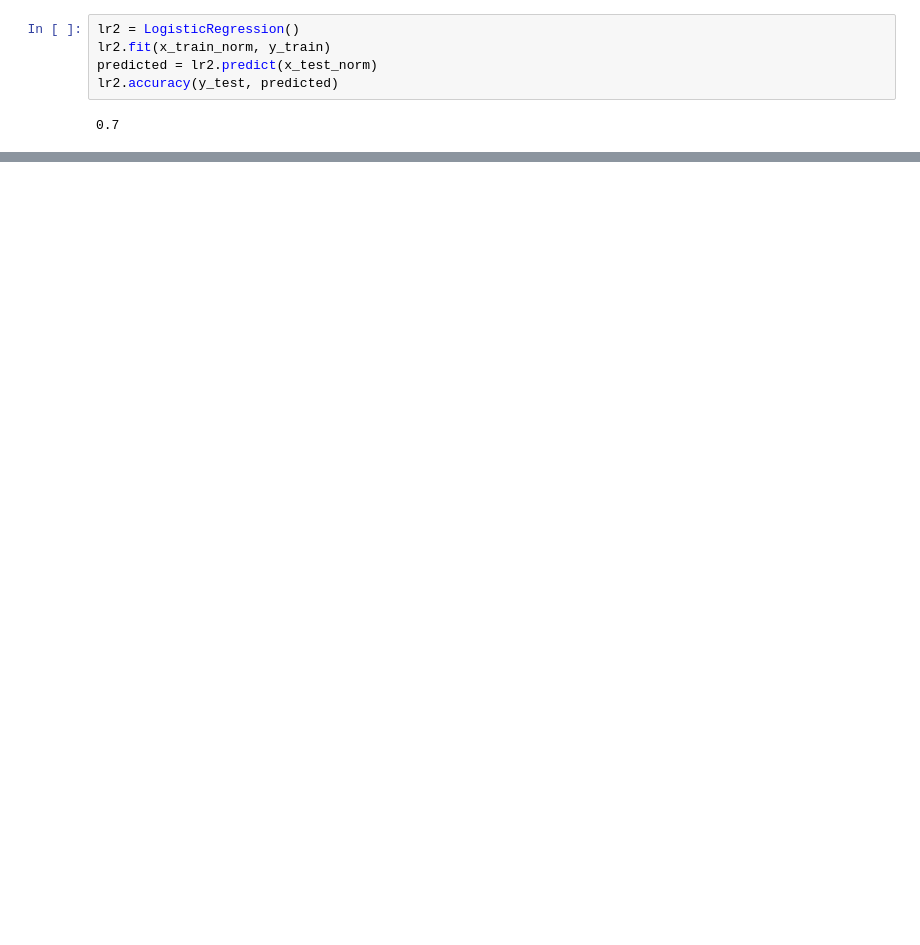
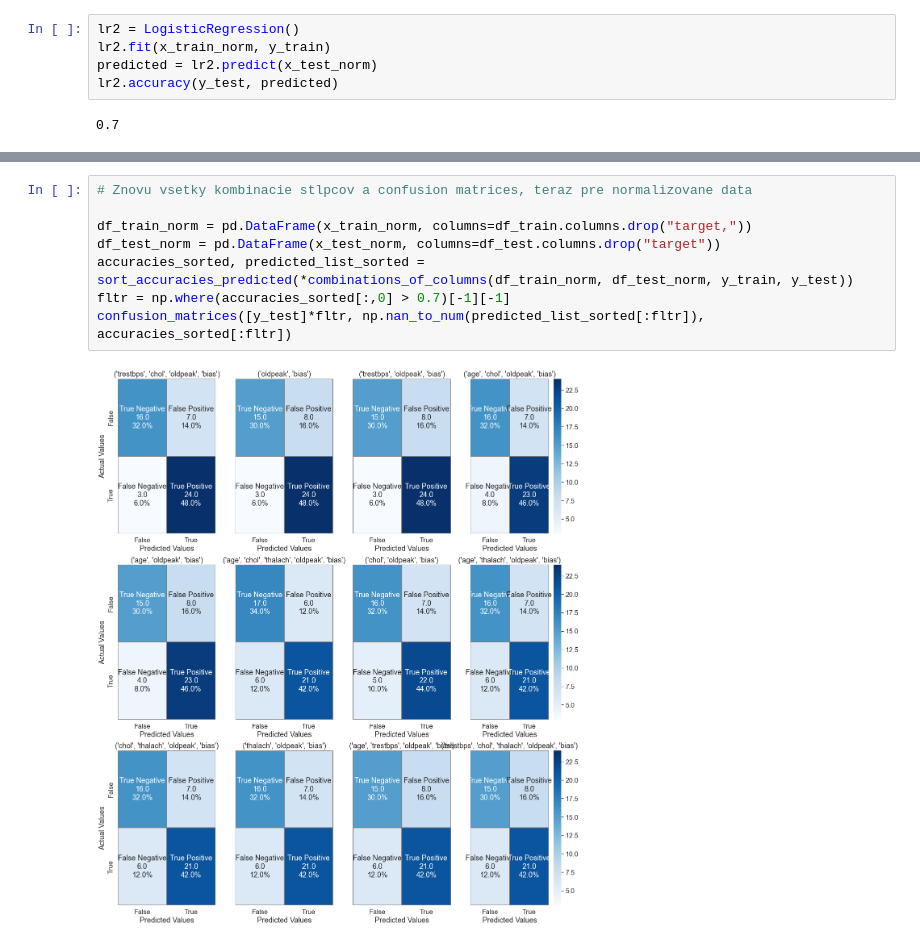
Before and after one commit to TheKompot/LogisticRegression, a Jupyter notebook: logistic_regression.ipynb, the cells around one changed output, grey strips where cells are left out. Saved outputs shown, nothing was run; the diff lists cells and outputs as text; blank space fills up the shorter version.

```diff
--- a/logistic_regression.ipynb
+++ b/logistic_regression.ipynb
@@ -203,0 +213,10 @@ confusion_matrix(y_test, predicted)
+# %%
+# Znovu vsetky kombinacie stlpcov a confusion matrices, teraz pre normalizovane data
+
+df_train_norm = pd.DataFrame(x_train_norm, columns=df_train.columns.drop("target,"))
+df_test_norm = pd.DataFrame(x_test_norm, columns=df_test.columns.drop("target"))
+accuracies_sorted, predicted_list_sorted = sort_accuracies_predicted(*combinations_of_columns(df_train_norm, df_test_norm, y_train, y_test))
+fltr = np.where(accuracies_sorted[:,0] > 0.7)[-1][-1]
+confusion_matrices([y_test]*fltr, np.nan_to_num(predicted_list_sorted[:fltr]), accuracies_sorted[:fltr])
+# %% [output]
+[figure, added]
```
Also changed, not shown: parts of 9 cells of this notebook.
